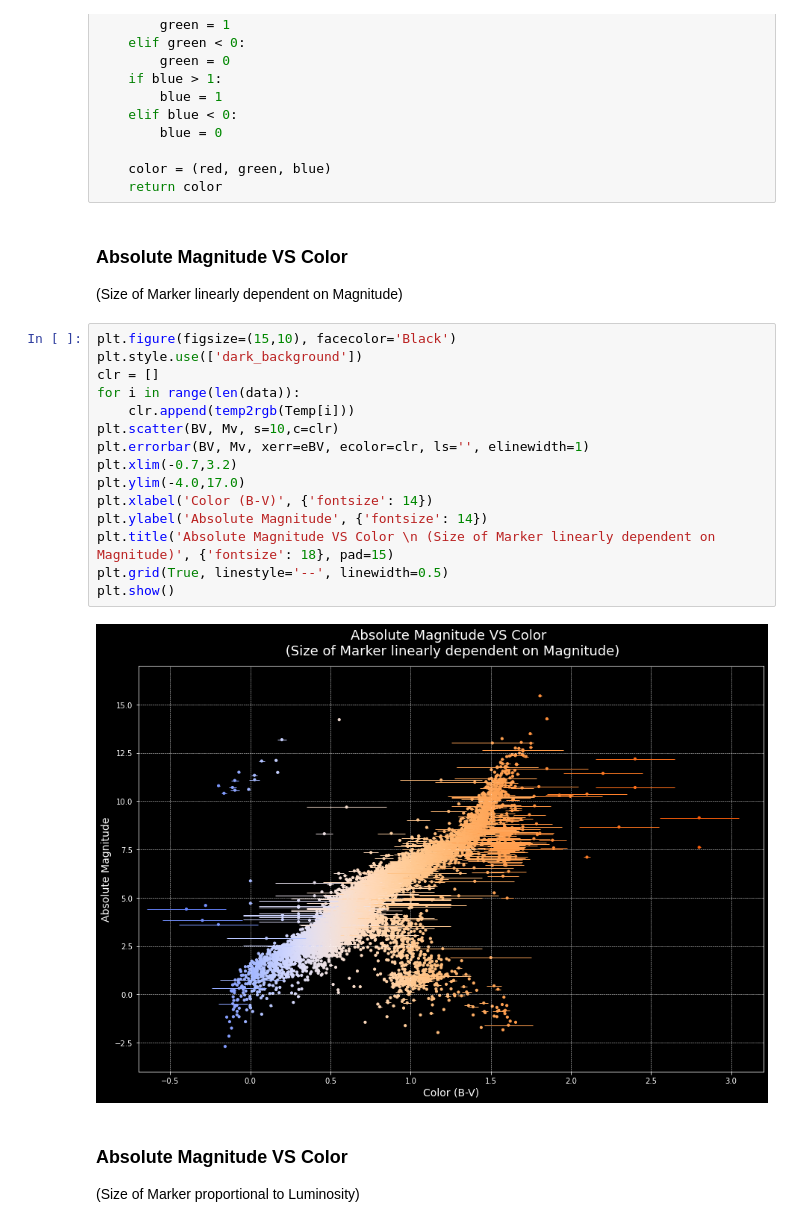
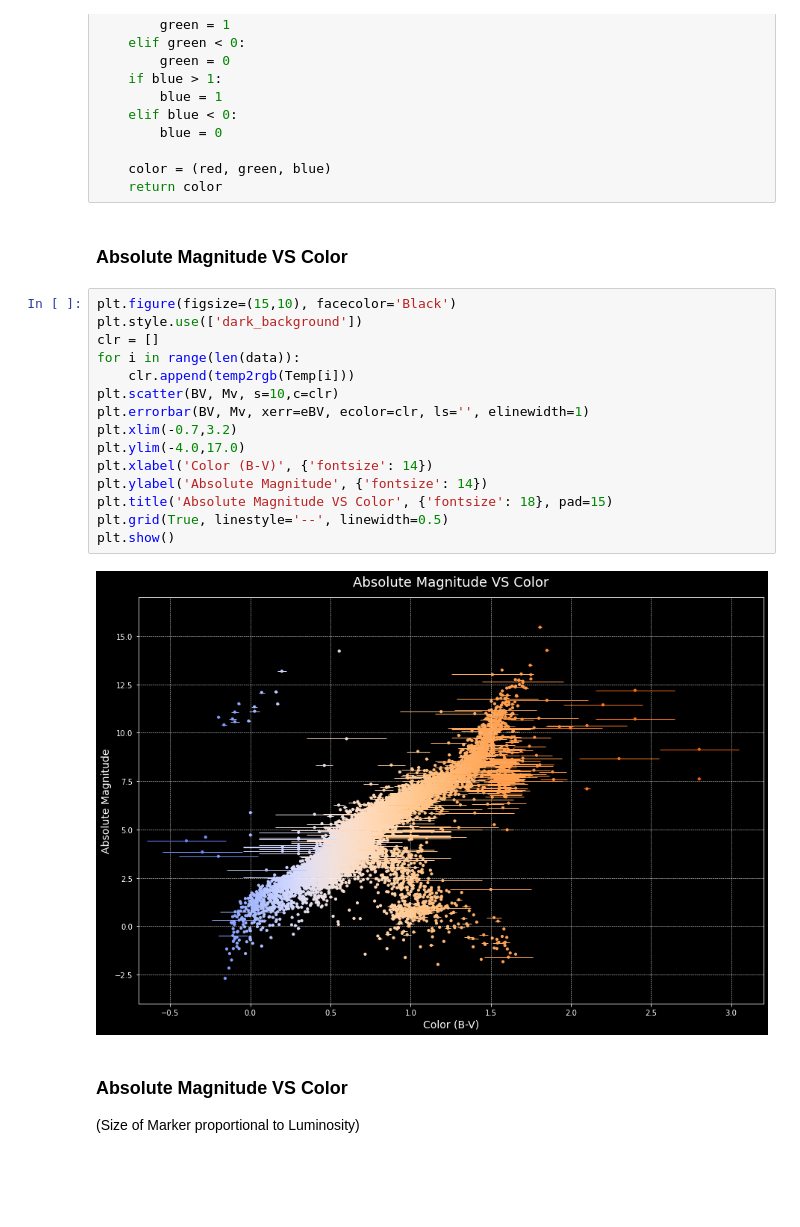
Before and after one commit to DEVANSH-DVJ/Krittika-Assignment, a Jupyter notebook: Task - Graph/Graph.ipynb, the cells around one changed output. Cells and saved outputs as stored; diff of their text form; blank space fills up the shorter version.

Commit message:
Task - Color Magnitude Diagram : Fixed a typo

```diff
--- a/Task - Graph/Graph.ipynb
+++ b/Task - Graph/Graph.ipynb
@@ -60,24 +60,23 @@ def temp2rgb(temp):
     return color
 # %% [markdown]
 ### Absolute Magnitude VS Color
-(Size of Marker linearly dependent on Magnitude)
 # %%
 plt.figure(figsize=(15,10), facecolor='Black')
 plt.style.use(['dark_background'])
 clr = []
 for i in range(len(data)):
     clr.append(temp2rgb(Temp[i]))
 plt.scatter(BV, Mv, s=10,c=clr)
 plt.errorbar(BV, Mv, xerr=eBV, ecolor=clr, ls='', elinewidth=1)
 plt.xlim(-0.7,3.2)
 plt.ylim(-4.0,17.0)
 plt.xlabel('Color (B-V)', {'fontsize': 14})
 plt.ylabel('Absolute Magnitude', {'fontsize': 14})
-plt.title('Absolute Magnitude VS Color \n (Size of Marker linearly dependent on Magnitude)', {'fontsize': 18}, pad=15)
+plt.title('Absolute Magnitude VS Color', {'fontsize': 18}, pad=15)
 plt.grid(True, linestyle='--', linewidth=0.5)
 plt.show()
 # %% [output]
-[figure, old version]
+[figure, new version]
 # %% [markdown]
 ### Absolute Magnitude VS Color
 (Size of Marker proportional to Luminosity)
```
Also changed, not shown: 1 other file.
